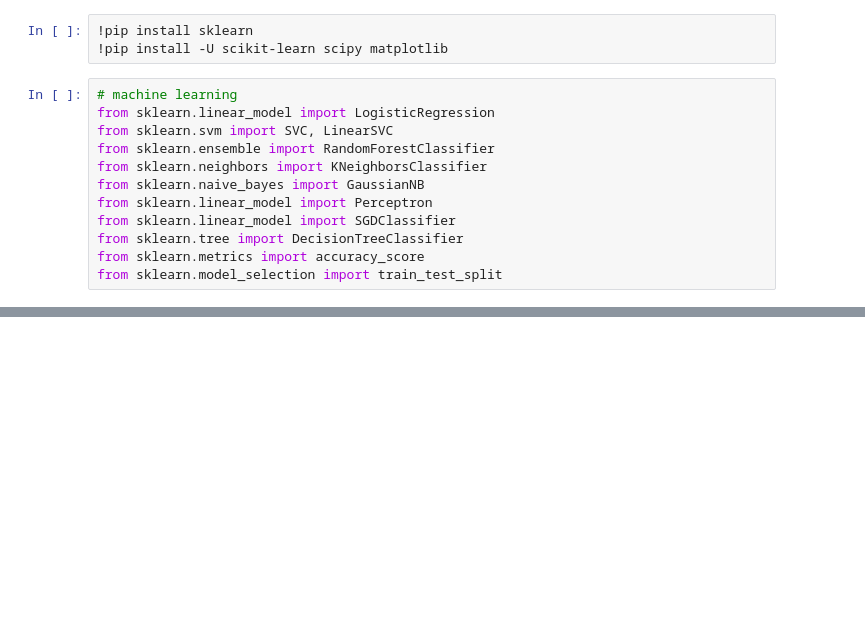
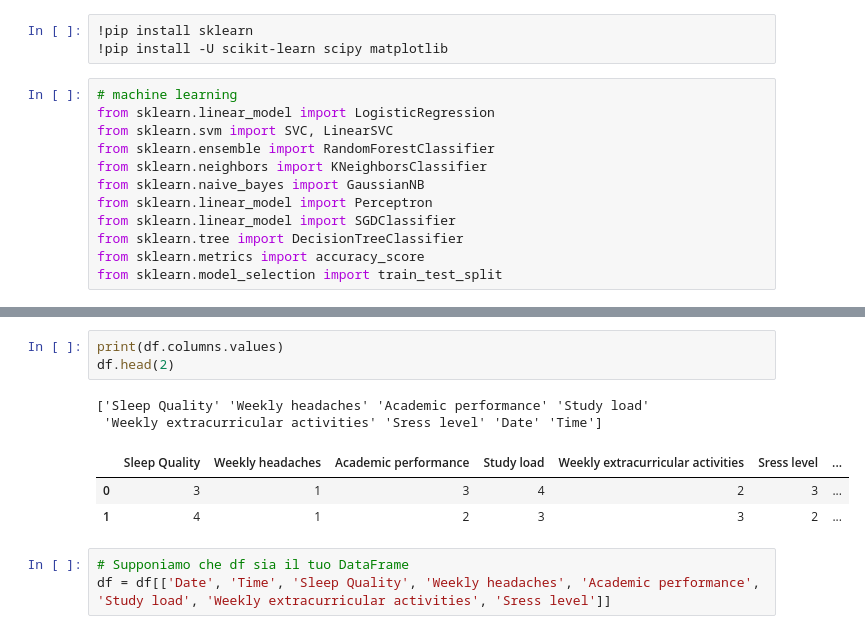
Before and after one commit to Davidino05/eserciziphyton, a Jupyter notebook: progetto_machine_learning/Student Stress Factors.ipynb, the cells around one changed output, grey strips where cells are left out. Drawn from its saved outputs; the diff is of its cells as text; blank space fills up the shorter version.

```diff
--- a/progetto_machine_learning/Student Stress Factors.ipynb
+++ b/progetto_machine_learning/Student Stress Factors.ipynb
@@ -55,0 +108,12 @@ train_df.head(20)
+# %%
+print(df.columns.values)
+df.head(2)
+# %% [output]
+['Sleep Quality' 'Weekly headaches' 'Academic performance' 'Study load'
+ 'Weekly extracurricular activities' 'Sress level' 'Date' 'Time']
+|  | Sleep Quality | Weekly headaches | Academic performance | Study load | Weekly extracurricular activities | Sress level | ... |
+| 0 | 3 | 1 | 3 | 4 | 2 | 3 | ... |
+| 1 | 4 | 1 | 2 | 3 | 3 | 2 | ... |
+# %%
+# Supponiamo che df sia il tuo DataFrame
+df = df[['Date', 'Time', 'Sleep Quality', 'Weekly headaches', 'Academic performance', 'Study load', 'Weekly extracurricular activities', 'Sress level']]
```
Also changed, not shown: parts of 9 cells of this notebook, 1 other file.
